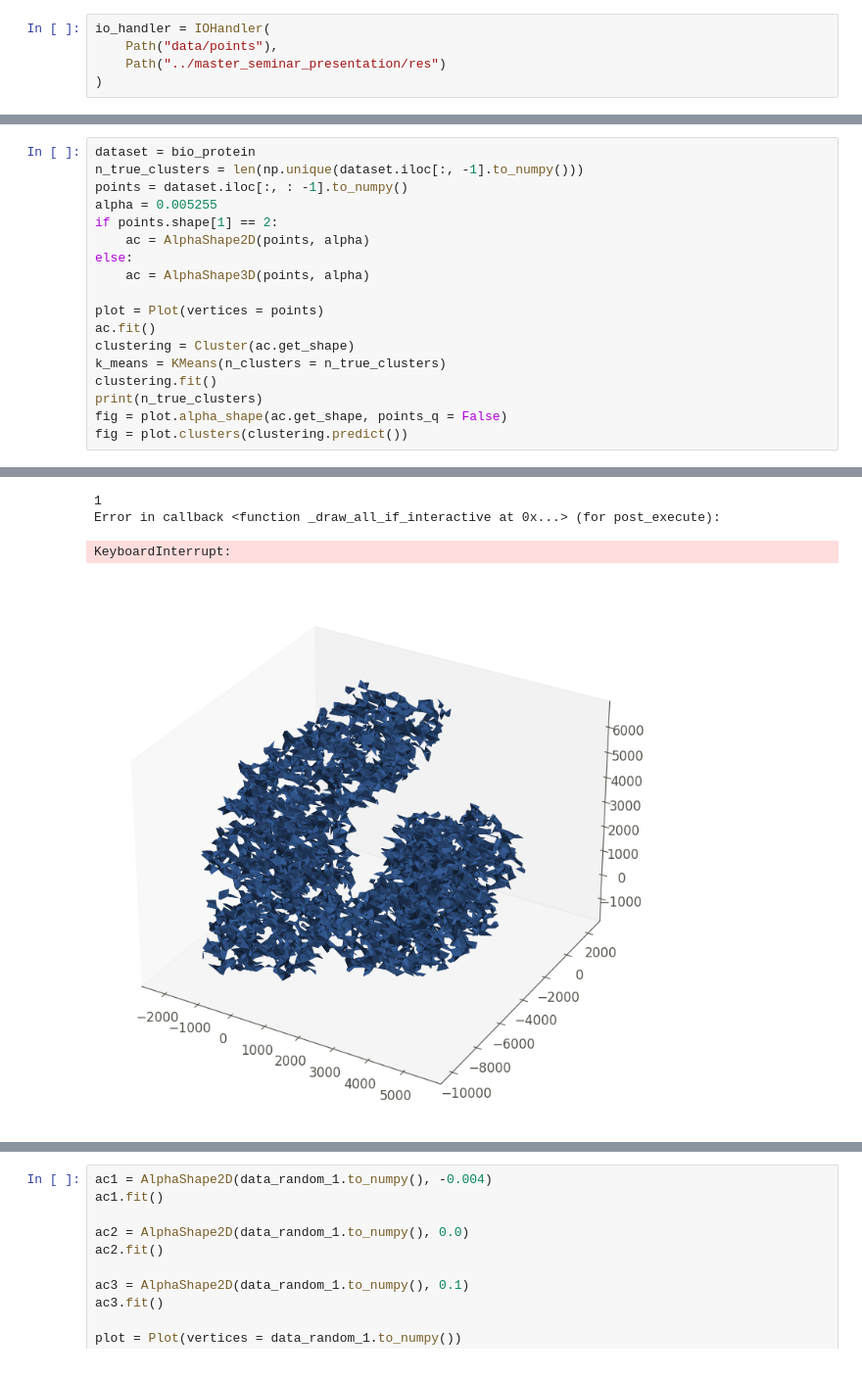
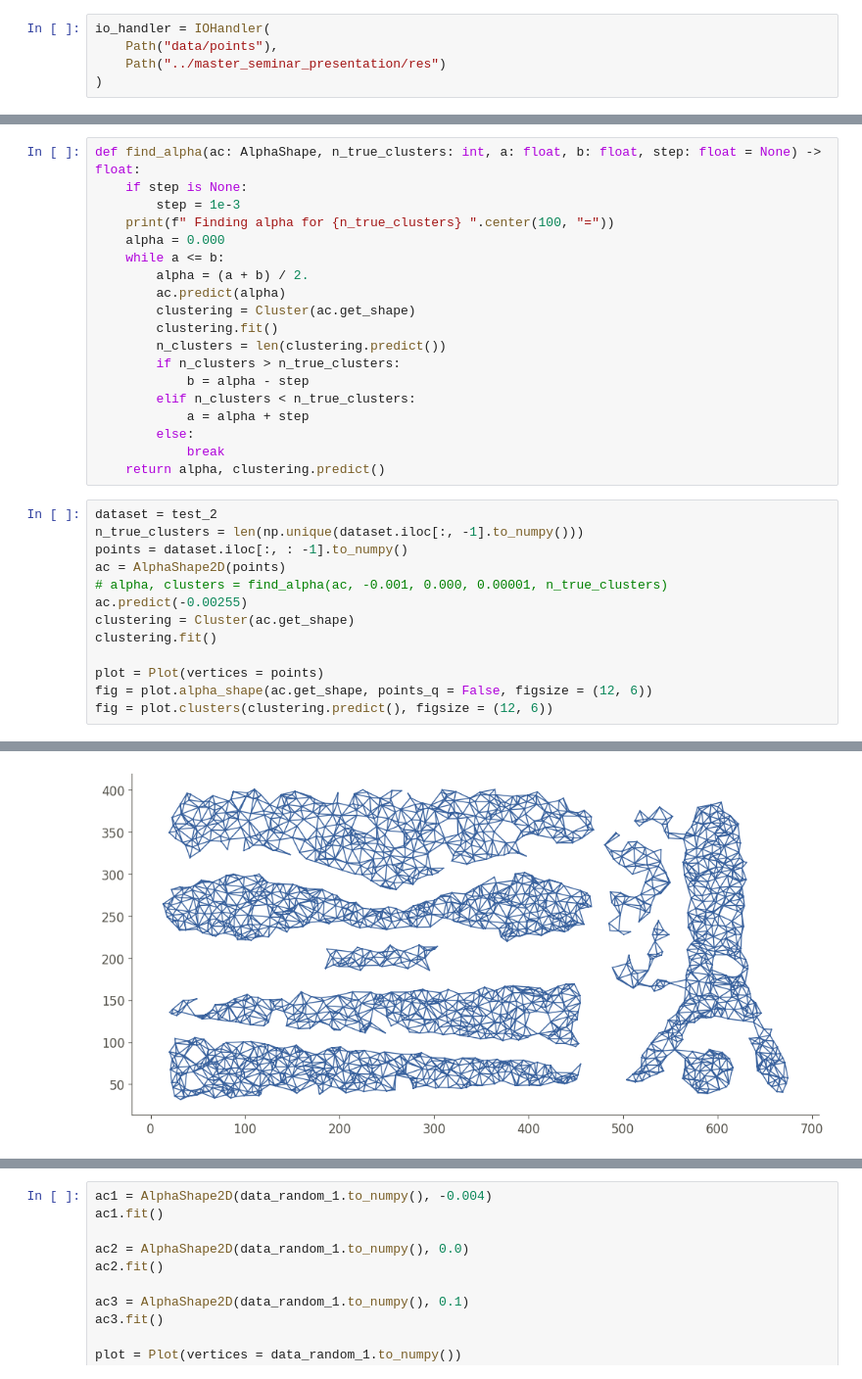
Before and after one commit to anirudhbhashyam/alpha-clustering, a Jupyter notebook: _test.ipynb, the cells around one changed output, grey strips where cells are left out. Shown at 98% size. Drawn from its saved outputs; the diff is of its cells as text.

```diff
--- a/_test.ipynb
+++ b/_test.ipynb
@@ -67,19 +77,33 @@ INFO     08-11-22 11:53:25 Loading point cloud 'hepta.arff' from 'data/points'.
+# %%
+def find_alpha(ac: AlphaShape, n_true_clusters: int, a: float, b: float, step: float = None) -> float:
+    if step is None:
+        step = 1e-3
+    print(f" Finding alpha for {n_true_clusters} ".center(100, "="))
+    alpha = 0.000
+    while a <= b:
+        alpha = (a + b) / 2.
+        ac.predict(alpha)
+        clustering = Cluster(ac.get_shape)
+        clustering.fit()
+        n_clusters = len(clustering.predict())
+        if n_clusters > n_true_clusters:
+            b = alpha - step
+        elif n_clusters < n_true_clusters:
+            a = alpha + step
+        else:
+            break
+    return alpha, clustering.predict()
 # %%
-dataset = bio_protein
+dataset = test_2
 n_true_clusters = len(np.unique(dataset.iloc[:, -1].to_numpy()))
 points = dataset.iloc[:, : -1].to_numpy()
-alpha = 0.005255
-if points.shape[1] == 2:
-    ac = AlphaShape2D(points, alpha)
-else:
-    ac = AlphaShape3D(points, alpha)
+ac = AlphaShape2D(points)
+# alpha, clusters = find_alpha(ac, -0.001, 0.000, 0.00001, n_true_clusters)
+ac.predict(-0.00255)
+clustering = Cluster(ac.get_shape)
+clustering.fit()
 
 plot = Plot(vertices = points)
-ac.fit()
-clustering = Cluster(ac.get_shape)
-k_means = KMeans(n_clusters = n_true_clusters)
-clustering.fit()
-print(n_true_clusters)
-fig = plot.alpha_shape(ac.get_shape, points_q = False)
-fig = plot.clusters(clustering.predict())
+fig = plot.alpha_shape(ac.get_shape, points_q = False, figsize = (12, 6))
+fig = plot.clusters(clustering.predict(), figsize = (12, 6))
 # %% [output]
@@ -103,4 +118 @@ INFO     08-11-22 11:33:10 Visualizing clusters...
-1
-Error in callback <function _draw_all_if_interactive at 0x...> (for post_execute):
-KeyboardInterrupt:
-[figure, old version]
+[figure, new version]
```
Also changed, not shown: parts of 9 cells of this notebook.
